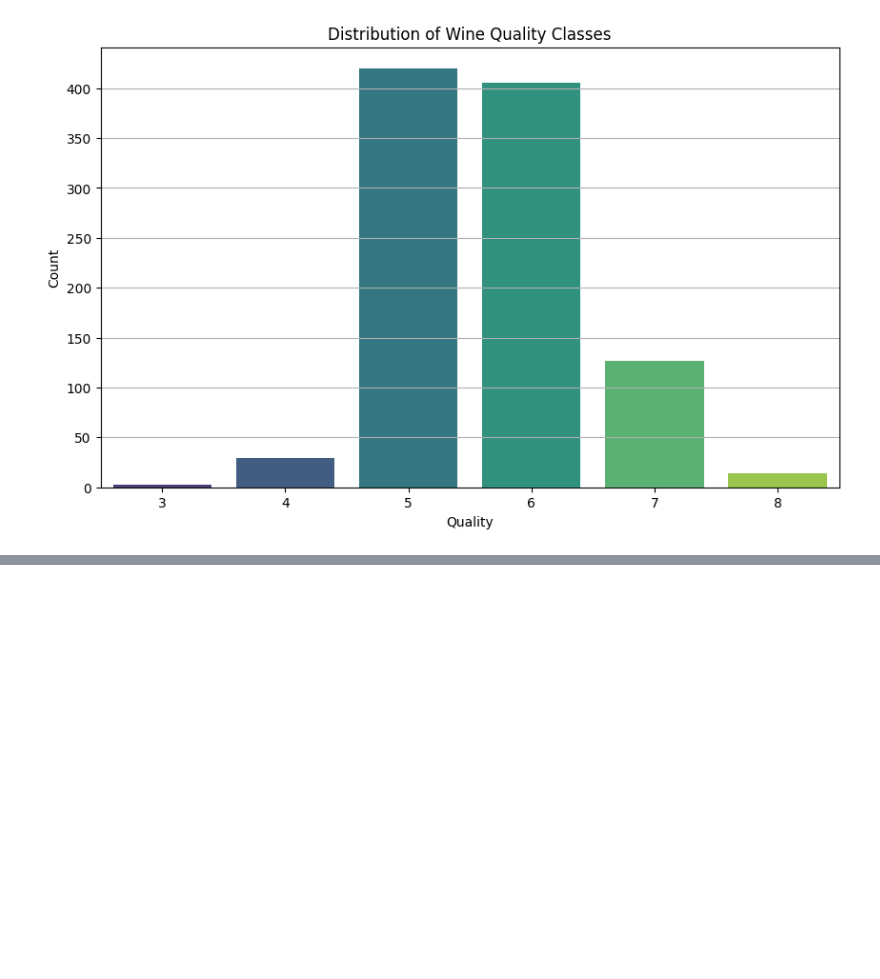
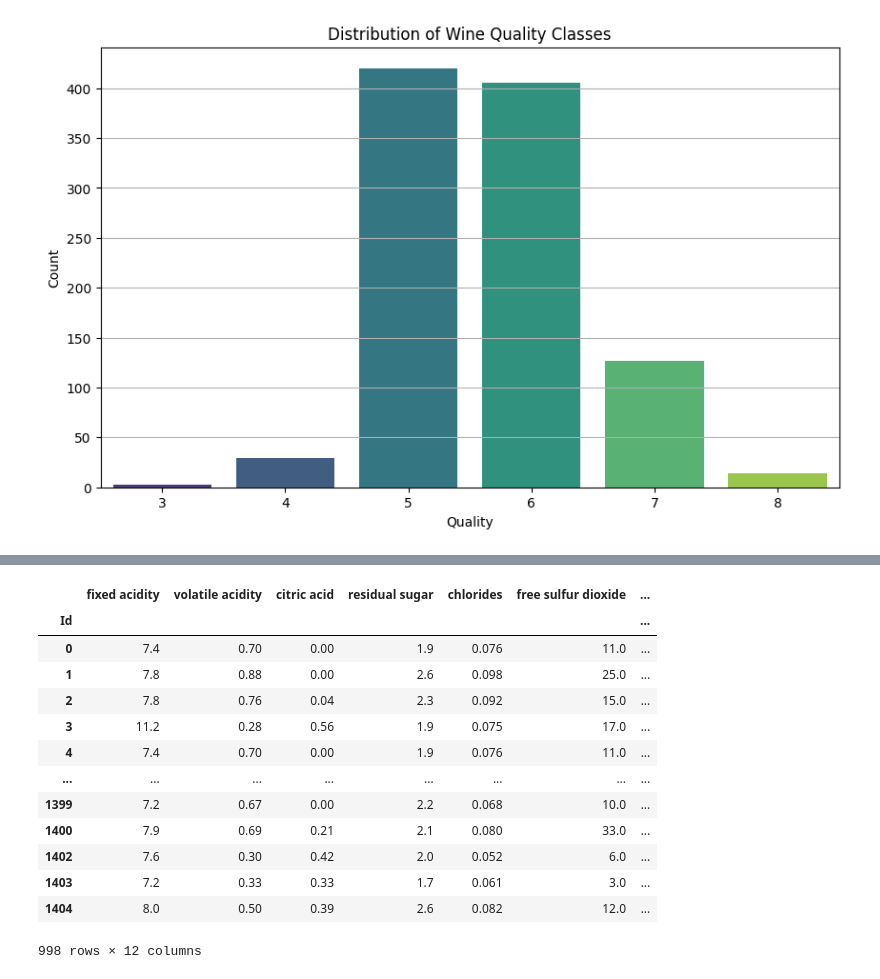
Before and after one commit to chogerlate/wine-quality-classification-mlflow-dvc, a Jupyter notebook: notebooks/experiment.ipynb, the cells around one changed output, grey strips where cells are left out. Cells and saved outputs as stored; diff of their text form; code cells hidden in the pictures; blank space fills up the shorter version.

```diff
--- a/notebooks/experiment.ipynb
+++ b/notebooks/experiment.ipynb
@@ -76,0 +178,20 @@ Passing `palette` without assigning `hue` is deprecated and will be removed in v
+# %%
+df = pd.read_csv("../data/WineQT.csv")
+df.set_index('Id', inplace=True)
+df['quality'] = df['quality'] - 3
+df
+# %% [output]
+|  | fixed acidity | volatile acidity | citric acid | residual sugar | chlorides | free sulfur dioxide | ... |
+| Id |  |  |  |  |  |  | ... |
+| 0 | 7.4 | 0.70 | 0.00 | 1.9 | 0.076 | 11.0 | ... |
+| 1 | 7.8 | 0.88 | 0.00 | 2.6 | 0.098 | 25.0 | ... |
+| 2 | 7.8 | 0.76 | 0.04 | 2.3 | 0.092 | 15.0 | ... |
+| 3 | 11.2 | 0.28 | 0.56 | 1.9 | 0.075 | 17.0 | ... |
+| 4 | 7.4 | 0.70 | 0.00 | 1.9 | 0.076 | 11.0 | ... |
+| ... | ... | ... | ... | ... | ... | ... | ... |
+| 1399 | 7.2 | 0.67 | 0.00 | 2.2 | 0.068 | 10.0 | ... |
+| 1400 | 7.9 | 0.69 | 0.21 | 2.1 | 0.080 | 33.0 | ... |
+| 1402 | 7.6 | 0.30 | 0.42 | 2.0 | 0.052 | 6.0 | ... |
+| 1403 | 7.2 | 0.33 | 0.33 | 1.7 | 0.061 | 3.0 | ... |
+| 1404 | 8.0 | 0.50 | 0.39 | 2.6 | 0.082 | 12.0 | ... |
+998 rows × 12 columns
```
Also changed, not shown: parts of 3 cells of this notebook.
